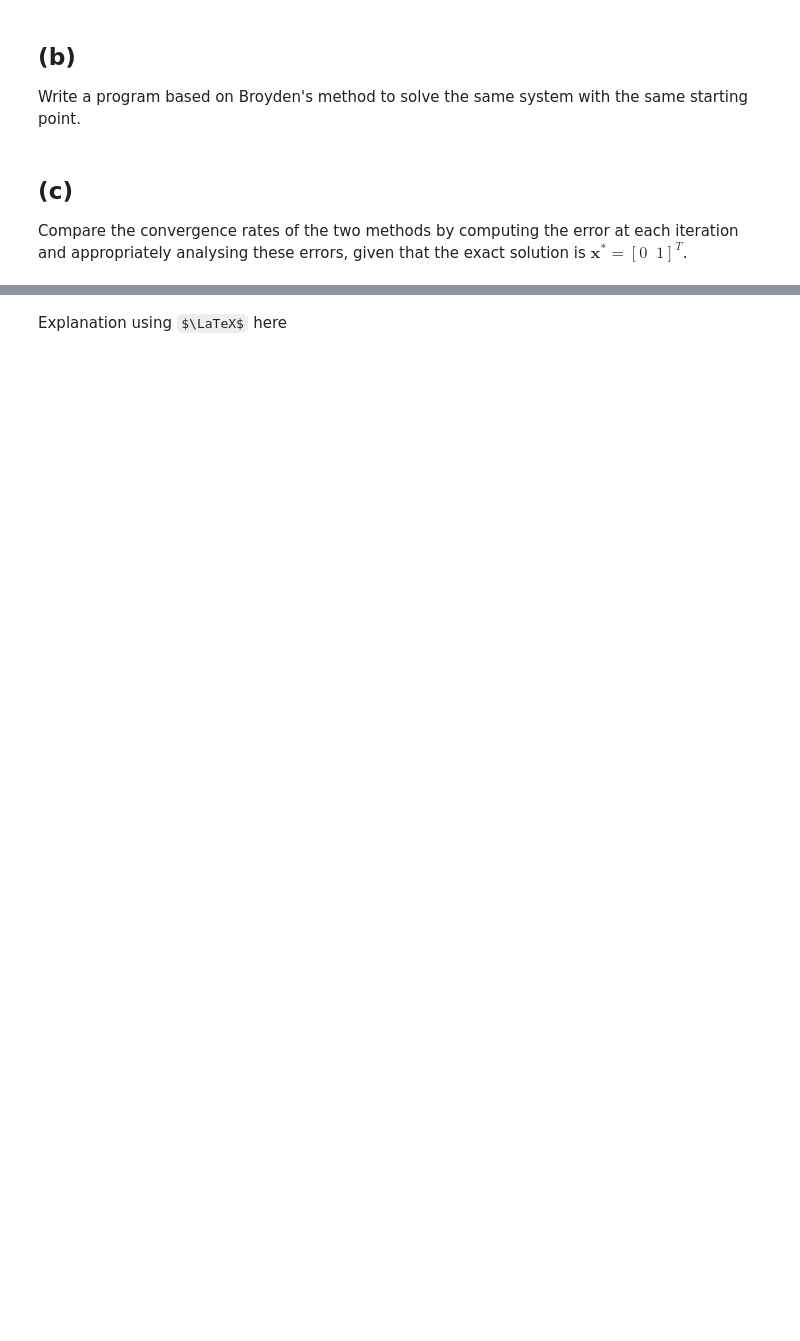
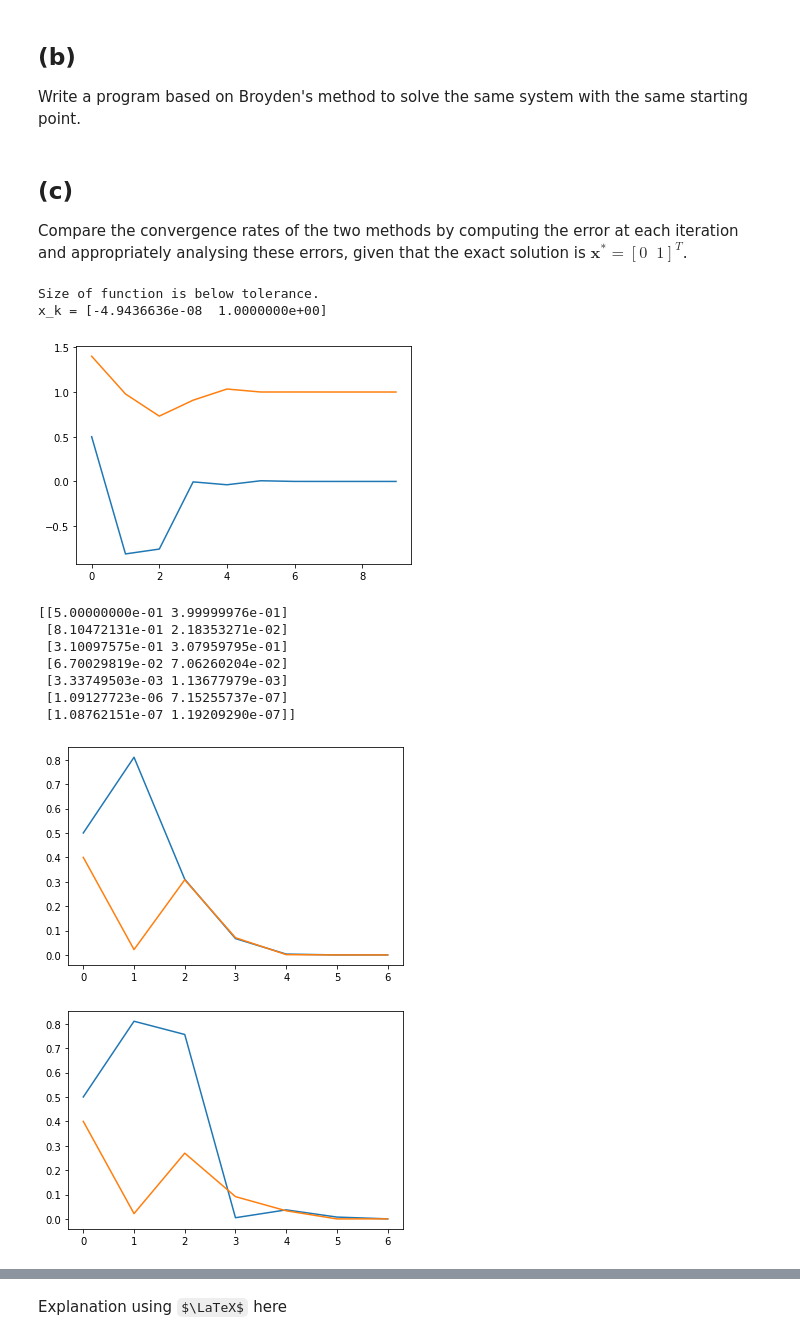
Before and after one commit to JaccovanWijk/NAHomework, a Jupyter notebook: Homework 4/Jacco.ipynb, the cells around one changed output, grey strips where cells are left out. Cells and saved outputs as stored; diff of their text form; code cells hidden in the pictures; some formulas as TeX source; blank space fills up the shorter version.

```diff
--- a/Homework 4/Jacco.ipynb
+++ b/Homework 4/Jacco.ipynb
@@ -215,4 +249,36 @@ Write a program based on Broyden's method to solve the same system with the same
 ## (c)
 Compare the convergence rates of the two methods by computing the error at each iteration and appropriately analysing these errors, given that the exact solution is $\mathbf{x}^* = [ 0 \;\; 1 ]^T$.
 # %%
-# your answer here
+x = jnp.array([.5,1.4])
+broyden = Broyden(fun3,x,26)
+plt.plot(broyden)
+plt.show()
+
+difference_newton = np.zeros((len(newton), 2))
+difference_broyden = np.zeros((len(newton), 2))
+x_star = [0,1]
+for i in range(len(newton)):
+  for j in range(len(newton[i])):
+    difference_newton[i][j] = np.abs(newton[i][j] - x_star[j])
+    difference_broyden[i][j] = np.abs(broyden[i][j] - x_star[j])
+print(difference_newton)
+plt.plot(difference_newton)
+plt.show()
+plt.plot(difference_broyden)
+plt.show()
+plt.plot(difference_newton - difference_broyden)
+# plt.yscale("symlog")
+plt.show()
+# %% [output]
+Size of function is below tolerance.
+x_k = [-4.9436636e-08  1.0000000e+00]
+[figure, added]
+[[5.00000000e-01 3.99999976e-01]
+ [8.10472131e-01 2.18353271e-02]
+ [3.10097575e-01 3.07959795e-01]
+ [6.70029819e-02 7.06260204e-02]
+ [3.33749503e-03 1.13677979e-03]
+ [1.09127723e-06 7.15255737e-07]
+ [1.08762151e-07 1.19209290e-07]]
+[figure, added]
+[figure, added]
```
Also changed, not shown: parts of 5 cells of this notebook.
